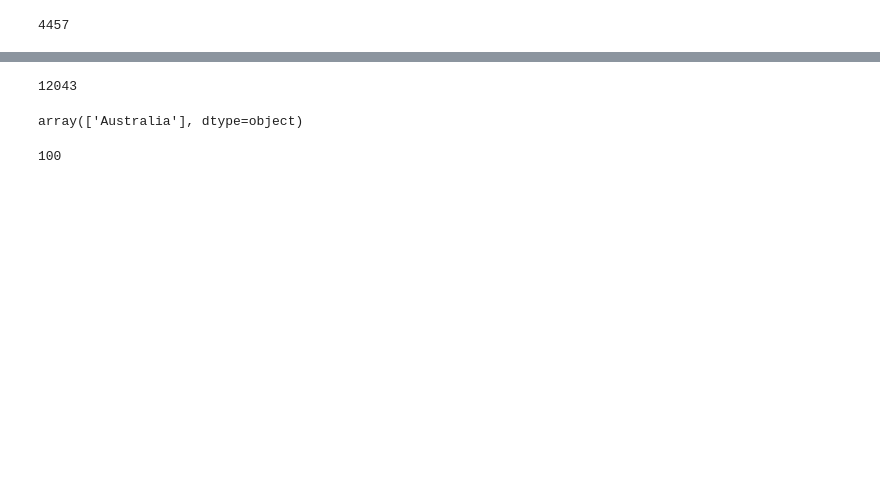
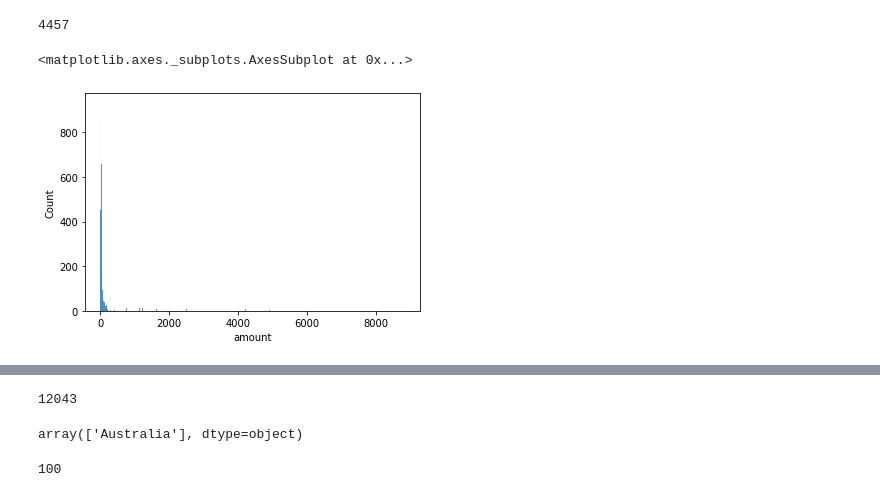
Before and after one commit to nug1209/ANZ_Data_Virtual_Experience, a Jupyter notebook: ANZ_Data_Analytics.ipynb, the cells around one changed output, grey strips where cells are left out. Saved outputs shown, nothing was run; the diff lists cells and outputs as text; code cells hidden in the pictures; blank space fills up the shorter version.

```diff
--- a/ANZ_Data_Analytics.ipynb
+++ b/ANZ_Data_Analytics.ipynb
@@ -332,3 +328,8 @@ sns.catplot(data=df, y='extraction_day_name', kind='count', order=df['extraction
 df['amount'].nunique()
 # %% [output]
 4457
+# %%
+sns.histplot(data=df, x='amount')
+# %% [output]
+<matplotlib.axes._subplots.AxesSubplot at 0x...>
+[figure, added]
```
Also changed, not shown: parts of 7 cells of this notebook.
